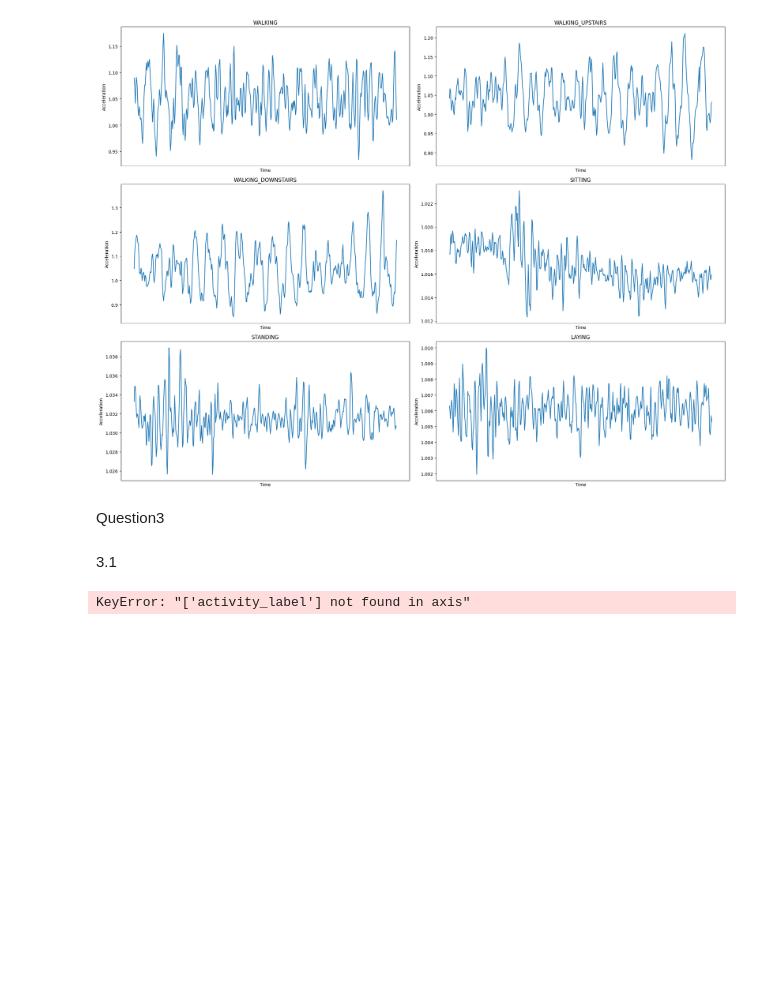
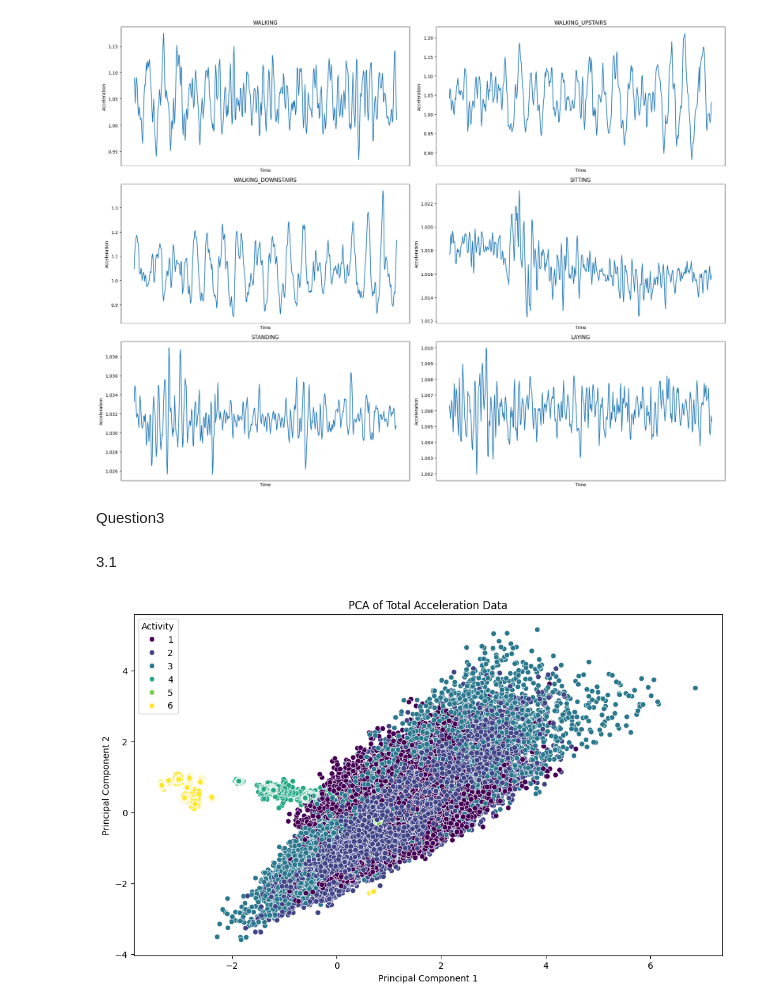
Before and after one commit to rishabh-mondal/es335-24-fall-assignment-1, a Jupyter notebook: final.ipynb, the cells around one changed output. Cells and saved outputs as stored; diff of their text form; code cells hidden in the pictures; blank space fills up the shorter version.

```diff
--- a/final.ipynb
+++ b/final.ipynb
@@ -194,40 +194,41 @@ import seaborn as sns
 from sklearn.decomposition import PCA
 from sklearn.preprocessing import StandardScaler
 
-
-def preprocess_data(X: pd.DataFrame, y: pd.Series) -> pd.DataFrame:
+def preprocess_data(X: np.ndarray, y: np.ndarray) -> pd.DataFrame:
 
     df = pd.DataFrame(X.reshape(-1, 3), columns=['acc_x', 'acc_y', 'acc_z'])
     df['activity'] = np.repeat(y, 500)
     return df
 
+# Preprocess the data
 train_data = preprocess_data(X_train, y_train)
 test_data = preprocess_data(X_test, y_test)
 validation_data = preprocess_data(X_val, y_val)
+
 # Calculate the total acceleration for each sample
 train_data['total_acceleration'] = np.sqrt(np.sum(X_train ** 2, axis=2)).reshape(-1)
 test_data['total_acceleration'] = np.sqrt(np.sum(X_test ** 2, axis=2)).reshape(-1)
 validation_data['total_acceleration'] = np.sqrt(np.sum(X_val ** 2, axis=2)).reshape(-1)
 
 # Prepare the data for PCA
 scaler = StandardScaler()
-scaled_train_data = scaler.fit_transform(train_data.drop('activity_label', axis=1))
+scaled_train_data = scaler.fit_transform(train_data.drop('activity', axis=1))
 
 # Apply PCA to reduce dimensions to 2 components
 pca = PCA(n_components=2)
 pca_result = pca.fit_transform(scaled_train_data)
 
 # Create a DataFrame with PCA results
 pca_data = pd.DataFrame(pca_result, columns=['component_1', 'component_2'])
-pca_data['activity_label'] = train_data['activity_label']
+pca_data['activity'] = train_data['activity']
 
 # Plot the PCA results
 plt.figure(figsize=(12, 7))
-sns.scatterplot(x='component_1', y='component_2', hue='activity_label', data=pca_data, palette='viridis')
+sns.scatterplot(x='component_1', y='component_2', hue='activity', data=pca_data, palette='viridis')
 plt.title('PCA of Total Acceleration Data')
 plt.xlabel('Principal Component 1')
 plt.ylabel('Principal Component 2')
 plt.legend(title='Activity')
 plt.show()
 # %% [output]
-KeyError: "['activity_label'] not found in axis"
+[figure, added]
```
Also changed, not shown: parts of 1 cell of this notebook.
